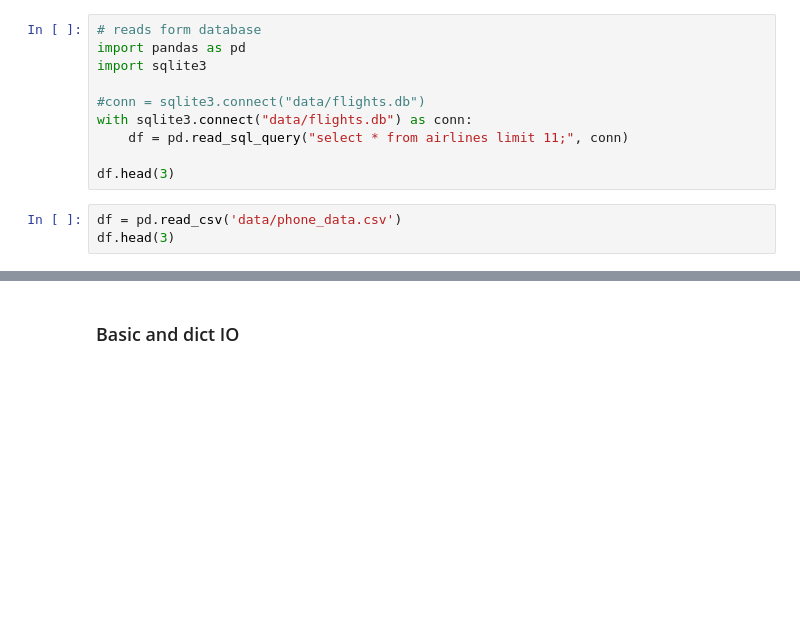
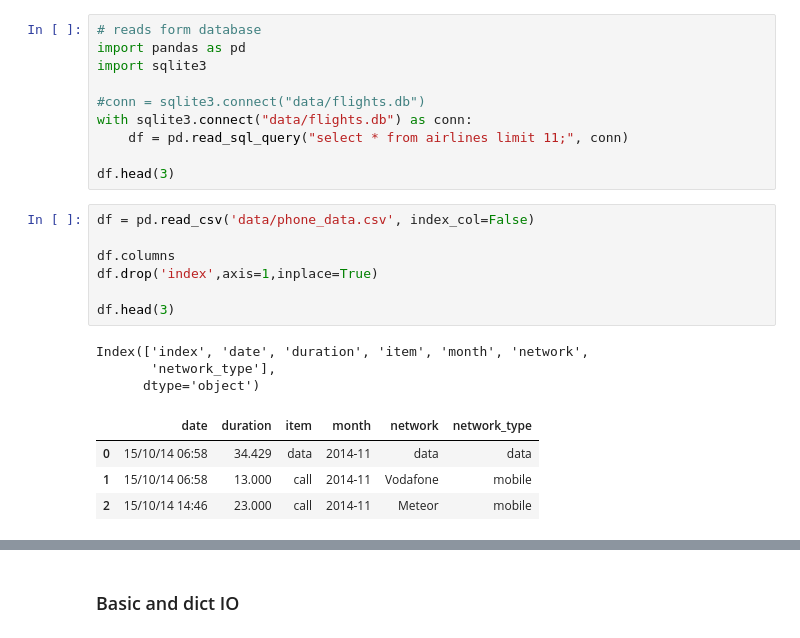
Before and after one commit to leandroohf/ds_pragmatic_programming, a Jupyter notebook: ds_pragmatic_programming_python.ipynb, the cells around one changed output, grey strips where cells are left out. Cells and saved outputs as stored; diff of their text form; blank space fills up the shorter version.

```diff
--- a/ds_pragmatic_programming_python.ipynb
+++ b/ds_pragmatic_programming_python.ipynb
@@ -385,5 +473,17 @@ with sqlite3.connect("data/flights.db") as conn:
 
 df.head(3)
 # %%
-df = pd.read_csv('data/phone_data.csv')
+df = pd.read_csv('data/phone_data.csv', index_col=False)
+
+df.columns
+df.drop('index',axis=1,inplace=True)
+
 df.head(3)
+# %% [output]
+Index(['index', 'date', 'duration', 'item', 'month', 'network',
+       'network_type'],
+      dtype='object')
+|  | date | duration | item | month | network | network_type |
+| 0 | 15/10/14 06:58 | 34.429 | data | 2014-11 | data | data |
+| 1 | 15/10/14 06:58 | 13.000 | call | 2014-11 | Vodafone | mobile |
+| 2 | 15/10/14 14:46 | 23.000 | call | 2014-11 | Meteor | mobile |
```
Also changed, not shown: parts of 9 cells of this notebook, 7 other files.
